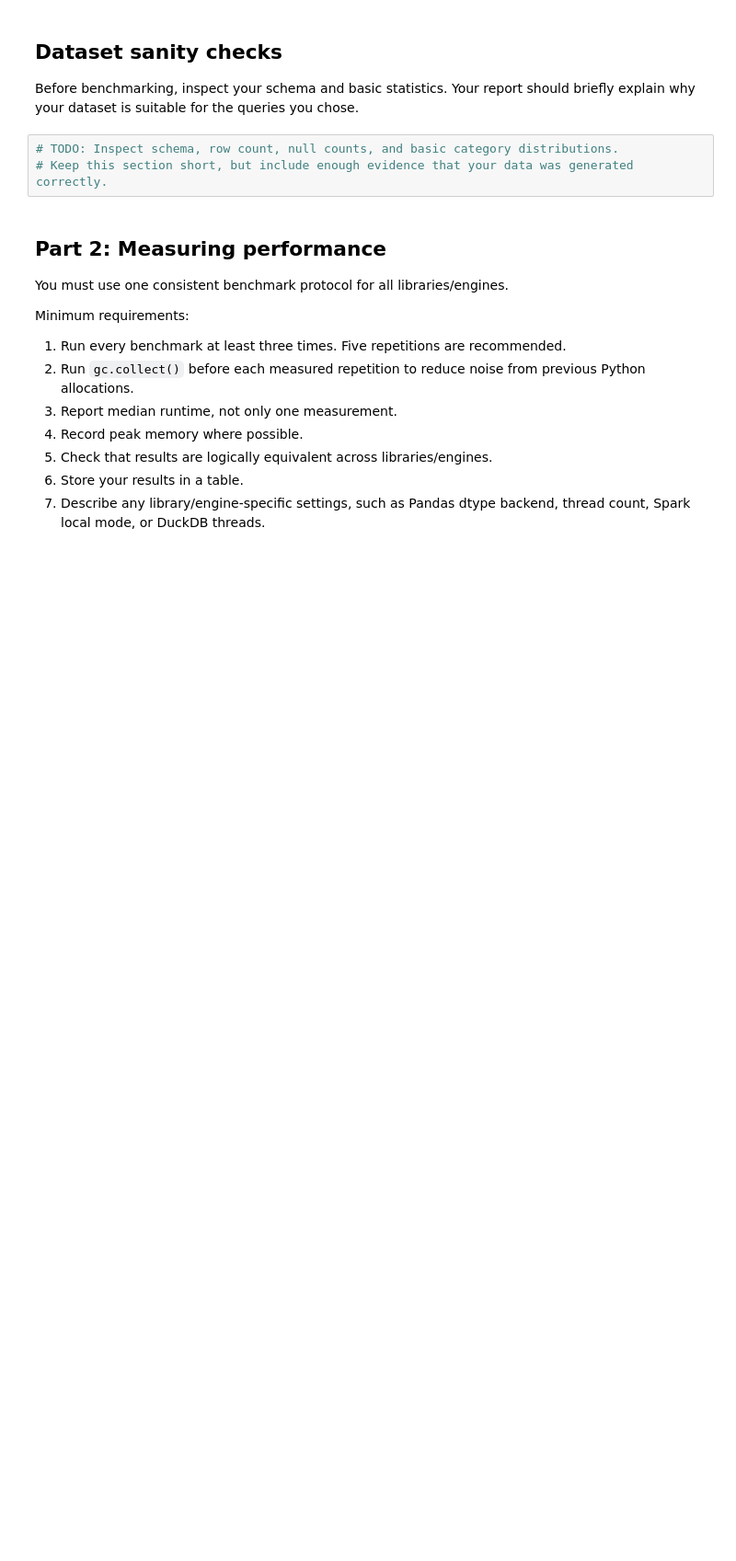
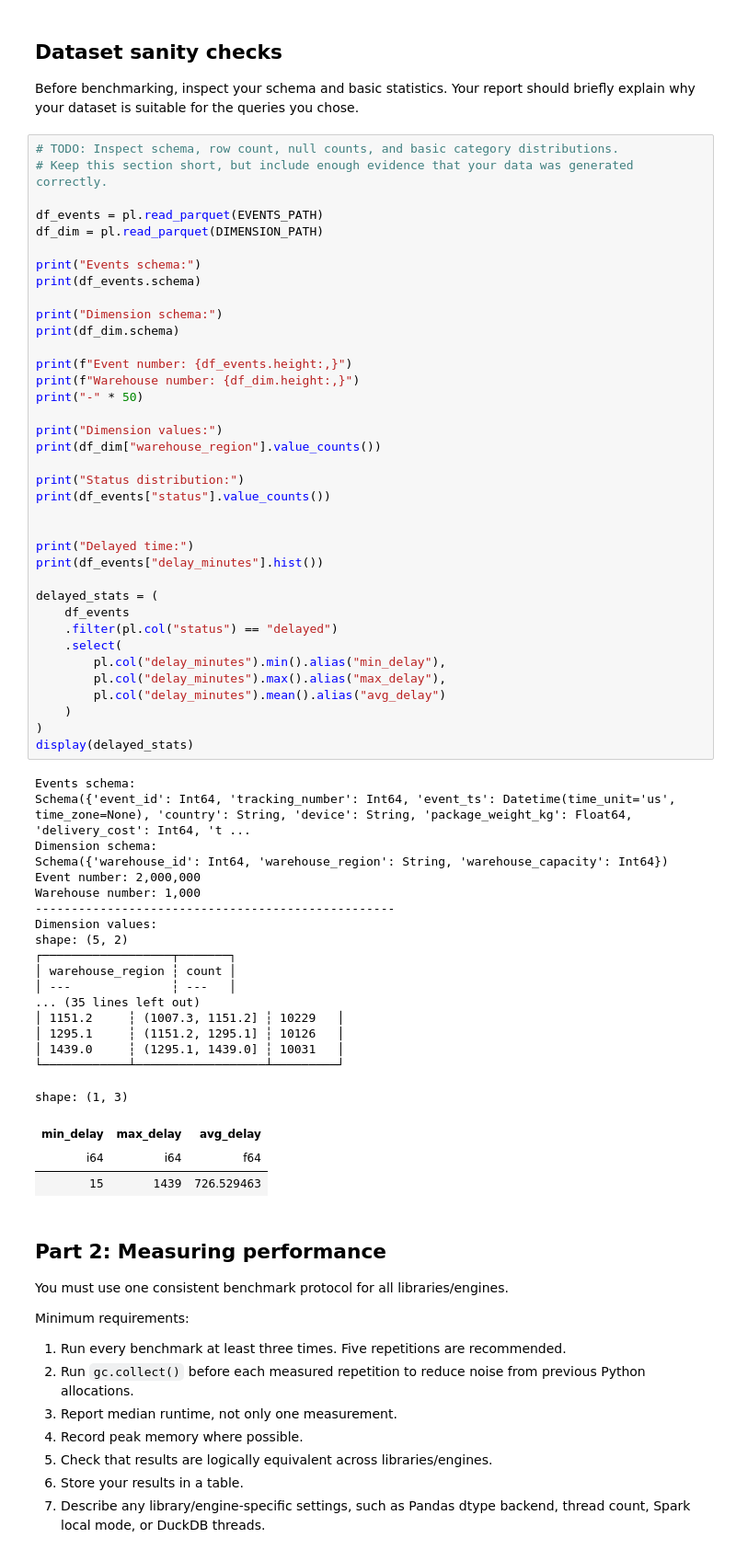
Before and after one commit to arion023/tbd-workshop-1, a Jupyter notebook: notebooks/tbd_phase_2_26L.ipynb, the cells around one changed output. Shown at 92% size. Drawn from its saved outputs; the diff is of its cells as text; blank space fills up the shorter version.

```diff
--- a/notebooks/tbd_phase_2_26L.ipynb
+++ b/notebooks/tbd_phase_2_26L.ipynb
@@ -339,9 +410,65 @@ print(json.dumps(manifest, indent=2))
 ## Dataset sanity checks
 
 Before benchmarking, inspect your schema and basic statistics. Your report should briefly explain why your dataset is suitable for the queries you chose.
-# %%
-# TODO: Inspect schema, row count, null counts, and basic category distributions.
-# Keep this section short, but include enough evidence that your data was generated correctly.
+# %%
+# TODO: Inspect schema, row count, null counts, and basic category distributions.
+# Keep this section short, but include enough evidence that your data was generated correctly.
+
+df_events = pl.read_parquet(EVENTS_PATH)
+df_dim = pl.read_parquet(DIMENSION_PATH)
+
+print("Events schema:")
+print(df_events.schema)
+
+print("Dimension schema:")
+print(df_dim.schema)
+
+print(f"Event number: {df_events.height:,}")
+print(f"Warehouse number: {df_dim.height:,}")
+print("-" * 50)
+
+print("Dimension values:")
+print(df_dim["warehouse_region"].value_counts())
+
+print("Status distribution:")
+print(df_events["status"].value_counts())
+
+
+print("Delayed time:")
+print(df_events["delay_minutes"].hist())
+
+delayed_stats = (
+    df_events
+    .filter(pl.col("status") == "delayed")
+    .select(
+        pl.col("delay_minutes").min().alias("min_delay"),
+        pl.col("delay_minutes").max().alias("max_delay"),
+        pl.col("delay_minutes").mean().alias("avg_delay")
+    )
+)
+display(delayed_stats)
+# %% [output]
+Events schema:
+Schema({'event_id': Int64, 'tracking_number': Int64, 'event_ts': Datetime(time_unit='us', time_zone=None), 'country': String, 'device': String, 'package_weight_kg': Float64, 'delivery_cost': Int64, 't ...
+Dimension schema:
+Schema({'warehouse_id': Int64, 'warehouse_region': String, 'warehouse_capacity': Int64})
+Event number: 2,000,000
+Warehouse number: 1,000
+--------------------------------------------------
+Dimension values:
+shape: (5, 2)
+┌──────────────────┬───────┐
+│ warehouse_region ┆ count │
+│ ---              ┆ ---   │
+... (35 lines left out)
+│ 1151.2     ┆ (1007.3, 1151.2] ┆ 10229   │
+│ 1295.1     ┆ (1151.2, 1295.1] ┆ 10126   │
+│ 1439.0     ┆ (1295.1, 1439.0] ┆ 10031   │
+└────────────┴──────────────────┴─────────┘
+shape: (1, 3)
+| min_delay | max_delay | avg_delay |
+| i64 | i64 | f64 |
+| 15 | 1439 | 726.529463 |
 # %% [markdown]
 ## Part 2: Measuring performance
 
```
Also changed, not shown: parts of 13 cells of this notebook.
